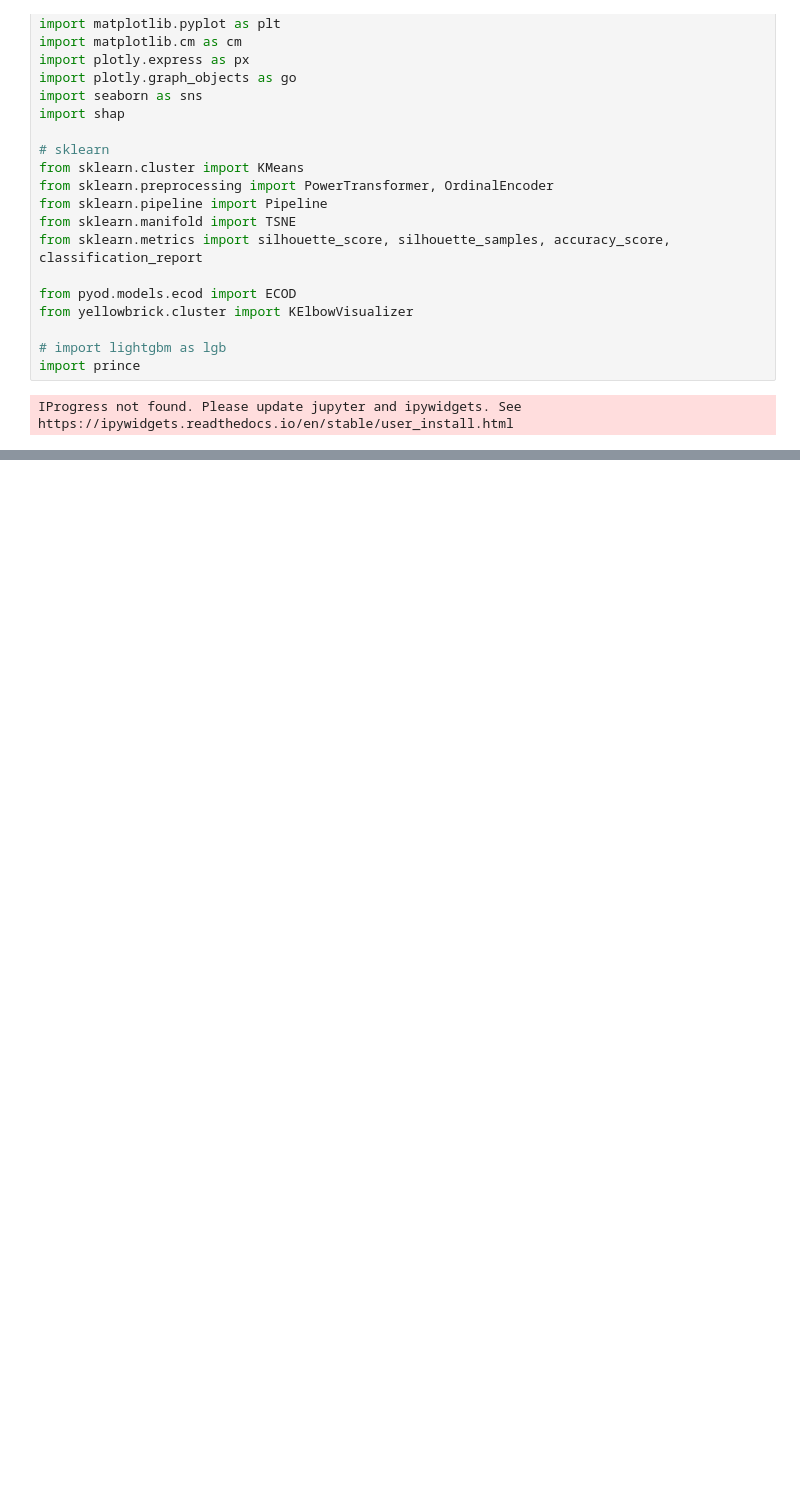
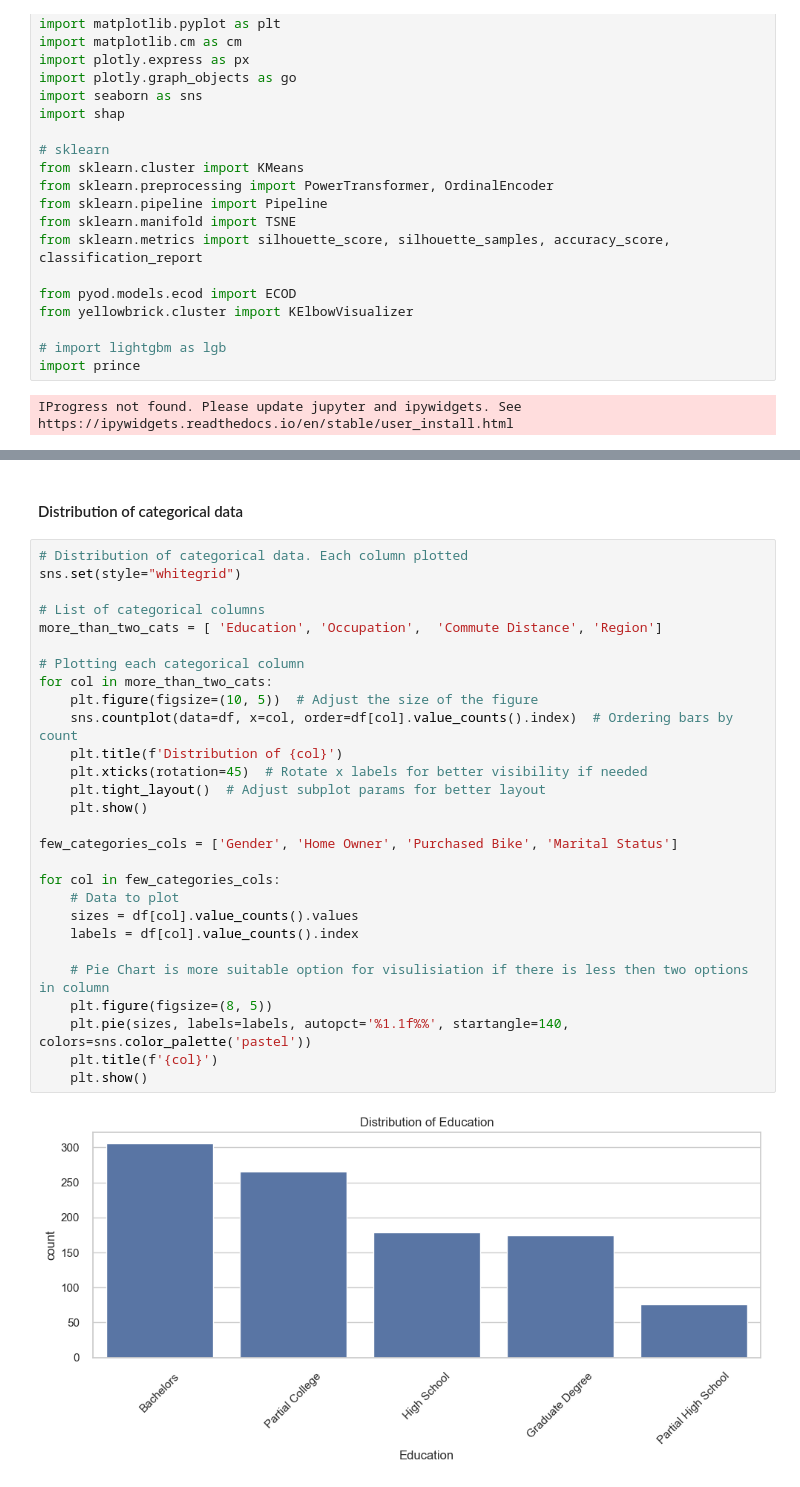
Before and after one commit to moshchev/data_analytics_ws23, a Jupyter notebook: start.ipynb, the cells around one changed output, grey strips where cells are left out. Drawn from its saved outputs; the diff is of its cells as text; blank space fills up the shorter version.

Commit message:
eda & first visualisation created

```diff
--- a/start.ipynb
+++ b/start.ipynb
@@ -43,0 +76,32 @@ df
+# %% [markdown]
+#### Distribution of categorical data
+# %%
+# Distribution of categorical data. Each column plotted
+sns.set(style="whitegrid")
+
+# List of categorical columns
+more_than_two_cats = [ 'Education', 'Occupation',  'Commute Distance', 'Region']
+
+# Plotting each categorical column
+for col in more_than_two_cats:
+    plt.figure(figsize=(10, 5))  # Adjust the size of the figure
+    sns.countplot(data=df, x=col, order=df[col].value_counts().index)  # Ordering bars by count
+    plt.title(f'Distribution of {col}')
+    plt.xticks(rotation=45)  # Rotate x labels for better visibility if needed
+    plt.tight_layout()  # Adjust subplot params for better layout
+    plt.show()
+
+few_categories_cols = ['Gender', 'Home Owner', 'Purchased Bike', 'Marital Status']
+
+for col in few_categories_cols:
+    # Data to plot
+    sizes = df[col].value_counts().values
+    labels = df[col].value_counts().index
+
+    # Pie Chart is more suitable option for visulisiation if there is less then two options in column
+    plt.figure(figsize=(8, 5))
+    plt.pie(sizes, labels=labels, autopct='%1.1f%%', startangle=140, colors=sns.color_palette('pastel'))
+    plt.title(f'{col}')
+    plt.show()
+# %% [output]
+[figure, added]
```
Also changed, not shown: parts of 10 cells of this notebook.
